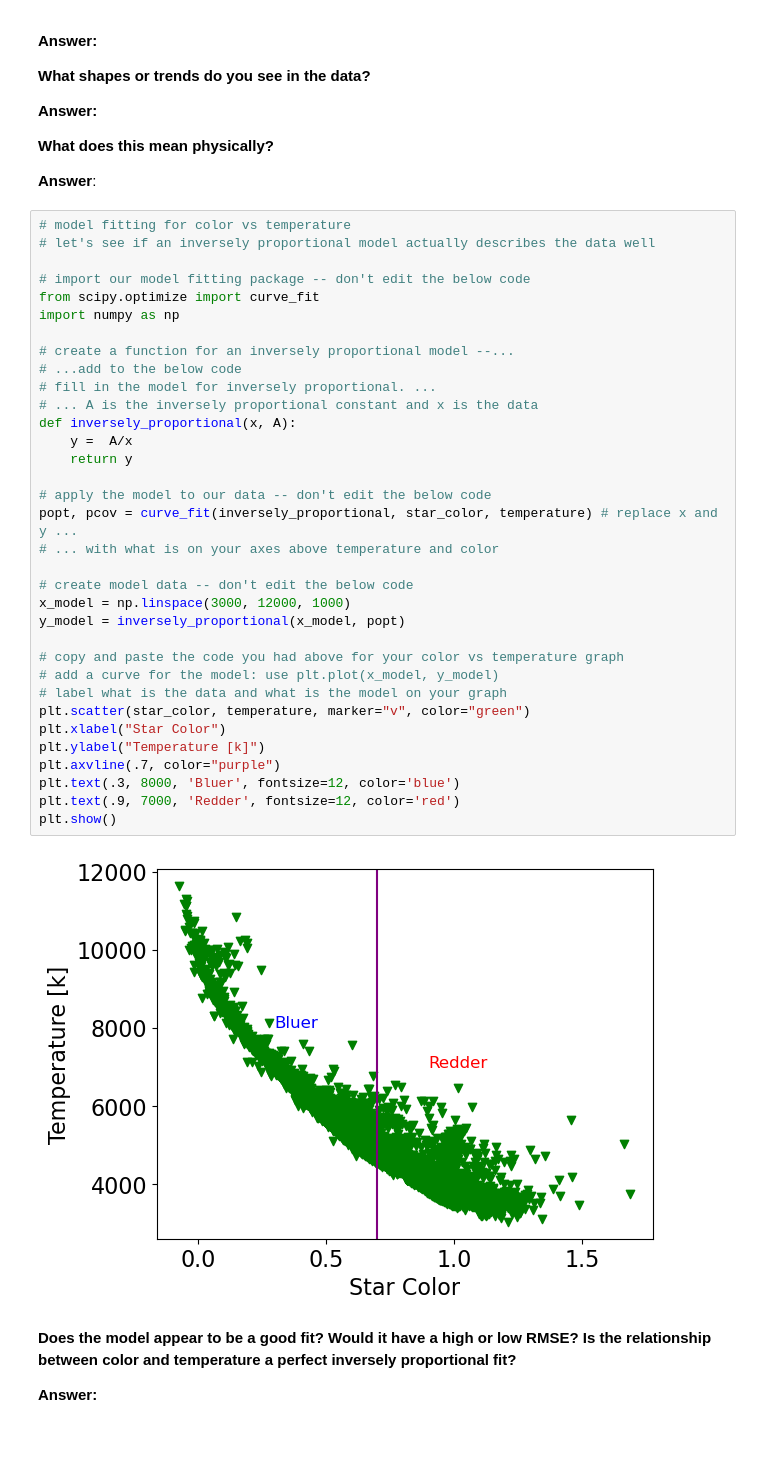
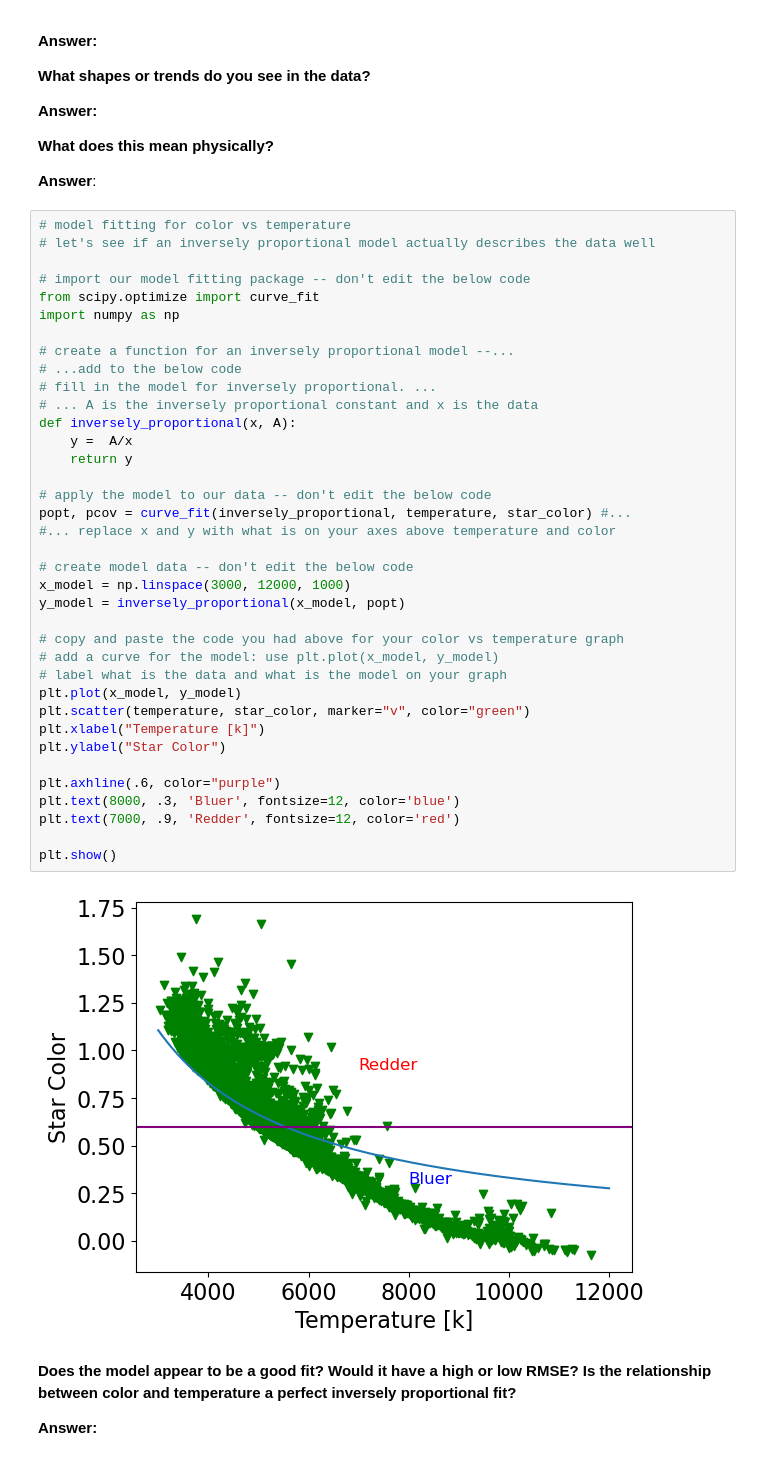
Before and after one commit to idontwantausername94/CFR-2025, a Jupyter notebook: Astro/Blank/2 - Stars Pt3.ipynb, the cells around one changed output. Cells and saved outputs as stored; diff of their text form.

```diff
--- a/Astro/Blank/2 - Stars Pt3.ipynb
+++ b/Astro/Blank/2 - Stars Pt3.ipynb
@@ -346,39 +347,42 @@ Text(0.9, 7000, 'Redder')
 # %%
 # model fitting for color vs temperature
 # let's see if an inversely proportional model actually describes the data well
 
 # import our model fitting package -- don't edit the below code
 from scipy.optimize import curve_fit
 import numpy as np
 
 # create a function for an inversely proportional model --...
 # ...add to the below code
 # fill in the model for inversely proportional. ...
 # ... A is the inversely proportional constant and x is the data
 def inversely_proportional(x, A):
     y =  A/x
     return y
 
 # apply the model to our data -- don't edit the below code
-popt, pcov = curve_fit(inversely_proportional, star_color, temperature) # replace x and y ...
-# ... with what is on your axes above temperature and color
+popt, pcov = curve_fit(inversely_proportional, temperature, star_color) #...
+#... replace x and y with what is on your axes above temperature and color
 
 # create model data -- don't edit the below code
 x_model = np.linspace(3000, 12000, 1000)
 y_model = inversely_proportional(x_model, popt)
 
 # copy and paste the code you had above for your color vs temperature graph
 # add a curve for the model: use plt.plot(x_model, y_model)
 # label what is the data and what is the model on your graph
-plt.scatter(star_color, temperature, marker="v", color="green")
-plt.xlabel("Star Color")
-plt.ylabel("Temperature [k]")
-plt.axvline(.7, color="purple")
-plt.text(.3, 8000, 'Bluer', fontsize=12, color='blue')
-plt.text(.9, 7000, 'Redder', fontsize=12, color='red')
+plt.plot(x_model, y_model)
+plt.scatter(temperature, star_color, marker="v", color="green")
+plt.xlabel("Temperature [k]")
+plt.ylabel("Star Color")
+
+plt.axhline(.6, color="purple")
+plt.text(8000, .3, 'Bluer', fontsize=12, color='blue')
+plt.text(7000, .9, 'Redder', fontsize=12, color='red')
+
 plt.show()
 # %% [output]
-[figure, old version]
+[figure, new version]
 # %% [markdown]
 **Does the model appear to be a good fit? Would it have a high or low RMSE? Is the relationship between color and temperature a perfect inversely proportional fit?**
 
```
Also changed, not shown: parts of 2 cells of this notebook.
